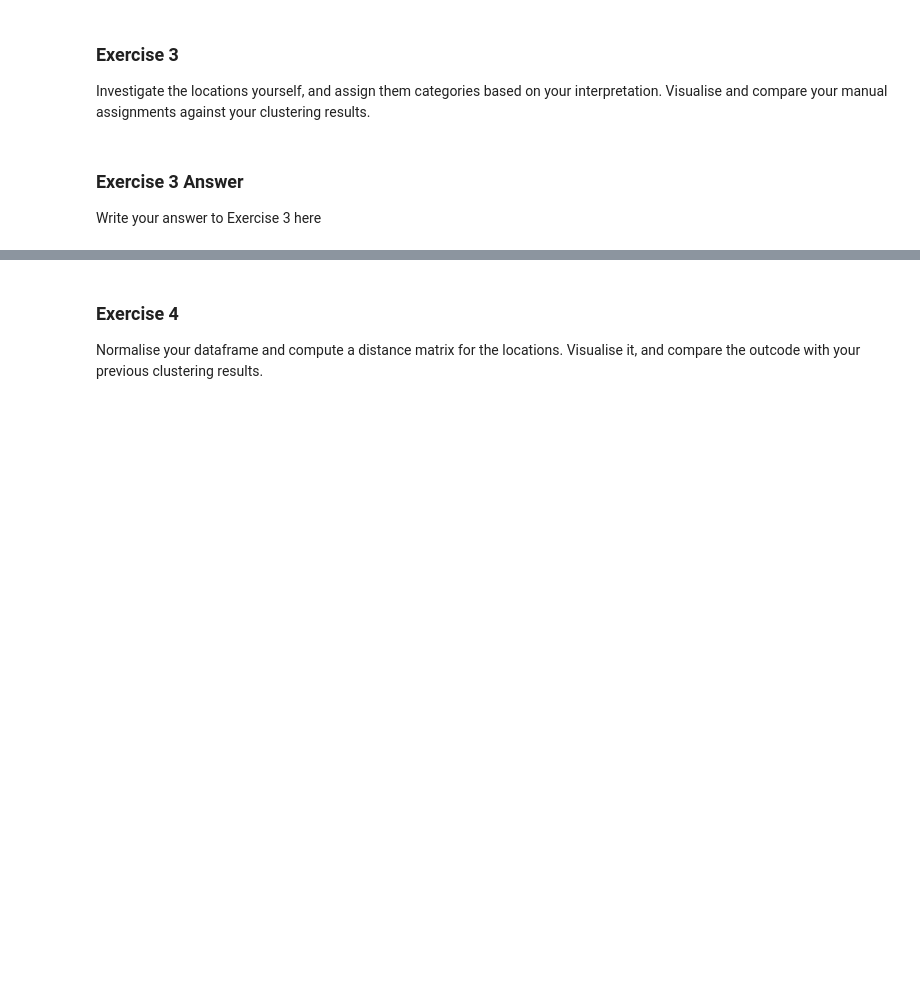
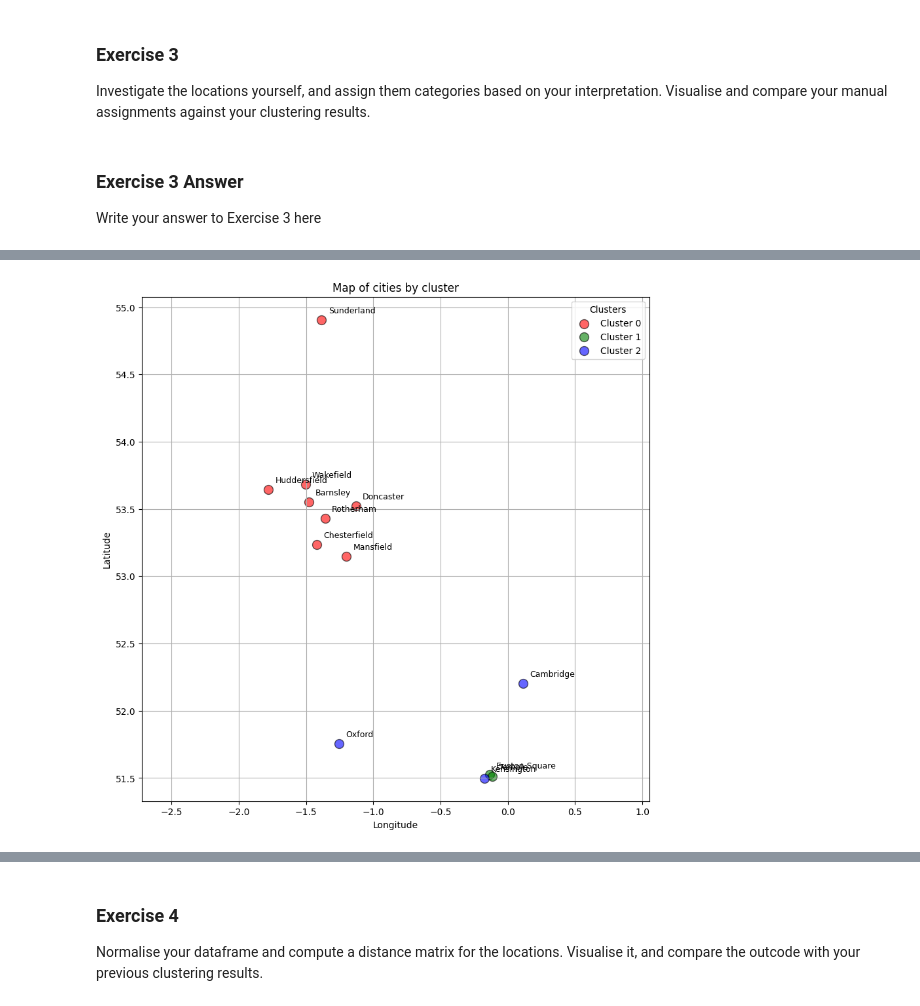
Before and after one commit to sdenyskov/sd995_ads_2024, a Jupyter notebook: notebooks/02-access-assess-geospatial.ipynb, the cells around one changed output, grey strips where cells are left out. Cells and saved outputs as stored; diff of their text form; code cells hidden in the pictures; blank space fills up the shorter version.

```diff
--- a/notebooks/02-access-assess-geospatial.ipynb
+++ b/notebooks/02-access-assess-geospatial.ipynb
@@ -574,0 +617,3 @@ Write your answer to Exercise 2 here
+# %%
+clustered_locations = kmeans(data = osm_feature_counts_df.copy(), n_clusters = 3, normalise = False)
+clustered_locations_with_normalisation = kmeans(data = osm_feature_counts_df.copy(), n_clusters = 3, normalise = True)
@@ -586,0 +681,37 @@ Write your answer to Exercise 3 here
+# %%
+manual_clusters = [2, 2, 1, 1, 2, 0, 0, 0, 0, 0, 0, 0, 0]
+
+clustered_locations_manually = pd.DataFrame({"location": locations_dict.keys(),
+                                             "latitude": [locations_dict[location][0] for location in locations_dict],
+                                             "longitude": [locations_dict[location][1] for location in locations_dict],
+                                             "cluster": manual_clusters})
+# %%
+def plot_clusters(clustered_locations):
+    cluster_colors = {0: 'red', 1: 'green', 2: 'blue'}
+
+    plt.figure(figsize = (10, 10))
+    for cluster, color in cluster_colors.items():
+        cluster_data = clustered_locations[clustered_locations['cluster'] == cluster]
+        plt.scatter(
+            cluster_data['longitude'],
+            cluster_data['latitude'],
+            label=f'Cluster {cluster}',
+            color=color,
+            s=100,
+            alpha=0.6,
+            edgecolor='k'
+        )
+        for _, row in cluster_data.iterrows():
+            plt.text(row['longitude'] + 0.05, row['latitude'] + 0.05, row['location'], fontsize=9)
+
+    plt.xlabel('Longitude')
+    plt.ylabel('Latitude')
+    plt.axis('equal')
+    plt.legend(title='Clusters')
+    plt.title('Map of cities by cluster')
+    plt.grid(True)
+    plt.show()
+# %%
+plot_clusters(clustered_locations_manually)
+# %% [output]
+[figure, added]
```
Also changed, not shown: parts of 32 cells of this notebook, 1 other file.
